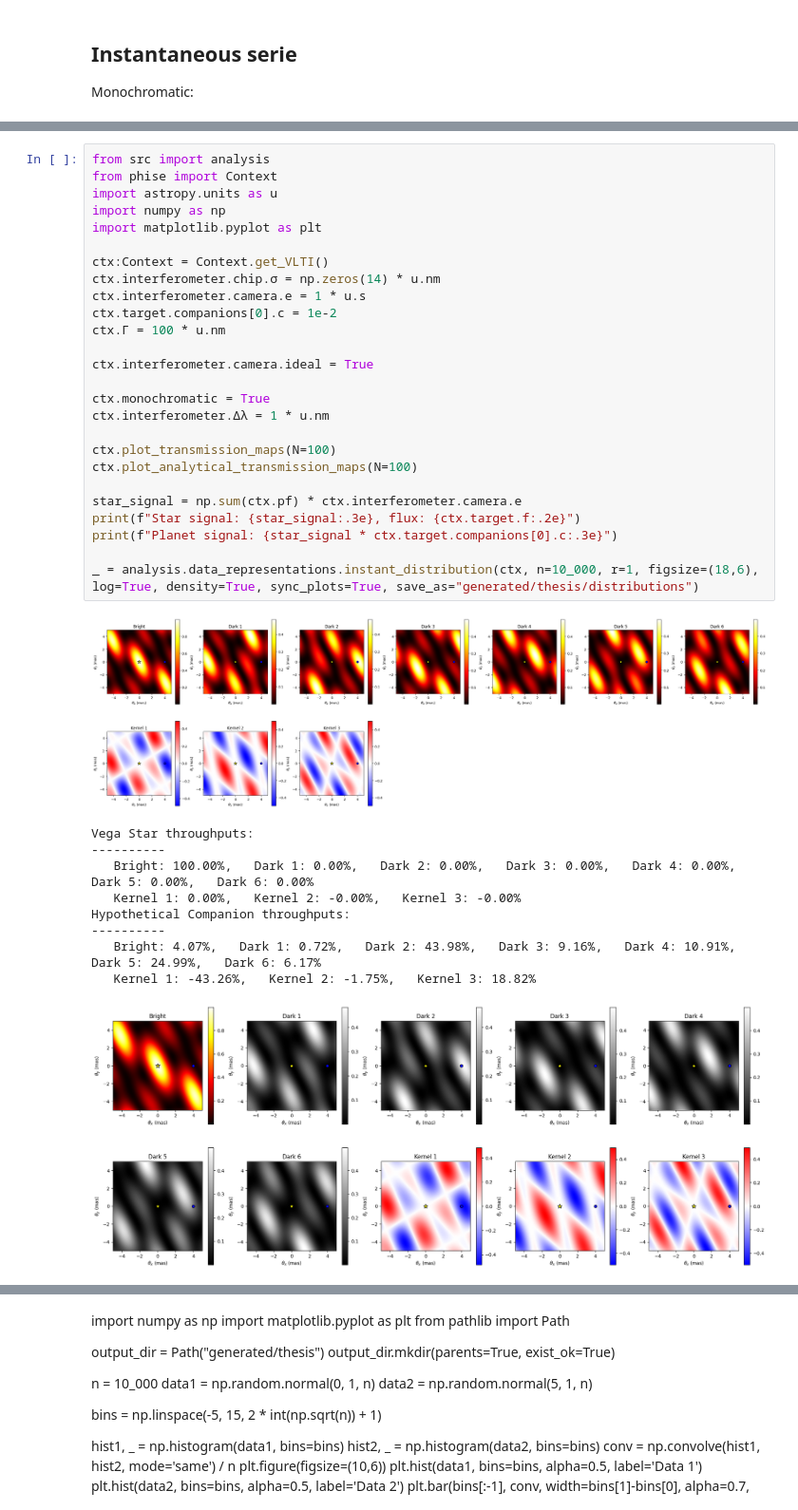
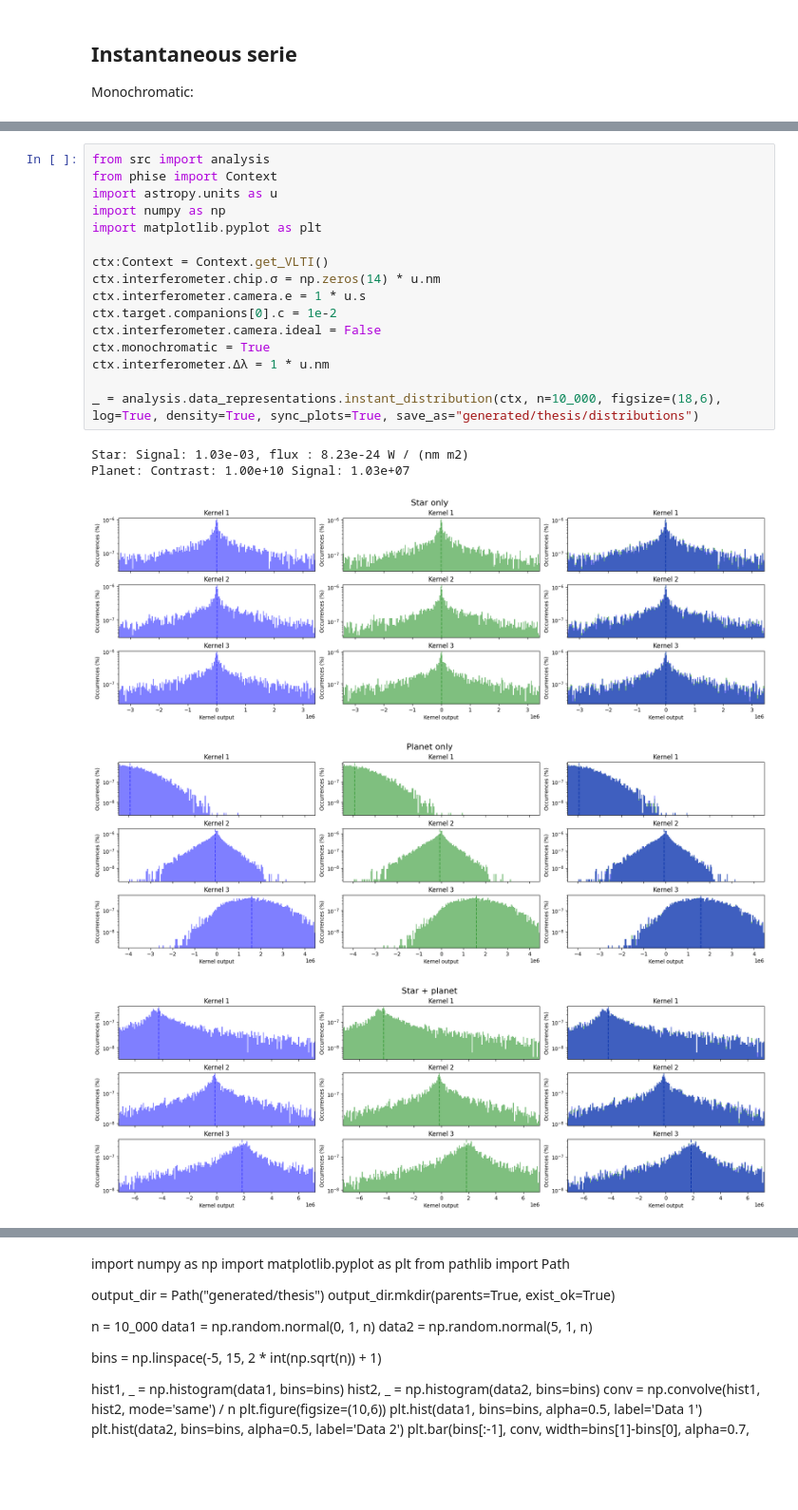
Before and after one commit to VForiel/Thesis, a Jupyter notebook: Thesis.ipynb, the cells around one changed output, grey strips where cells are left out. Shown at 95% size. Cells and saved outputs as stored; diff of their text form; blank space fills up the shorter version.

```diff
--- a/Thesis.ipynb
+++ b/Thesis.ipynb
@@ -580,37 +598,22 @@ Monochromatic:
 # %%
 from src import analysis
 from phise import Context
 import astropy.units as u
 import numpy as np
 import matplotlib.pyplot as plt
 
 ctx:Context = Context.get_VLTI()
 ctx.interferometer.chip.σ = np.zeros(14) * u.nm
 ctx.interferometer.camera.e = 1 * u.s
 ctx.target.companions[0].c = 1e-2
-ctx.Γ = 100 * u.nm
-
-ctx.interferometer.camera.ideal = True
-
+ctx.interferometer.camera.ideal = False
 ctx.monochromatic = True
 ctx.interferometer.Δλ = 1 * u.nm
 
-ctx.plot_transmission_maps(N=100)
-ctx.plot_analytical_transmission_maps(N=100)
-
-star_signal = np.sum(ctx.pf) * ctx.interferometer.camera.e
-print(f"Star signal: {star_signal:.3e}, flux: {ctx.target.f:.2e}")
-print(f"Planet signal: {star_signal * ctx.target.companions[0].c:.3e}")
-
-_ = analysis.data_representations.instant_distribution(ctx, n=10_000, r=1, figsize=(18,6), log=True, density=True, sync_plots=True, save_as="generated/thesis/distributions")
+_ = analysis.data_representations.instant_distribution(ctx, n=10_000, figsize=(18,6), log=True, density=True, sync_plots=True, save_as="generated/thesis/distributions")
 # %% [output]
+Star: Signal: 1.03e-03, flux : 8.23e-24 W / (nm m2)
+Planet: Contrast: 1.00e+10 Signal: 1.03e+07
-[figure, old version]
+[figure, new version]
-Vega Star throughputs:
-----------
-   Bright: 100.00%,   Dark 1: 0.00%,   Dark 2: 0.00%,   Dark 3: 0.00%,   Dark 4: 0.00%,   Dark 5: 0.00%,   Dark 6: 0.00%
-   Kernel 1: 0.00%,   Kernel 2: -0.00%,   Kernel 3: -0.00%
-Hypothetical Companion throughputs:
-----------
-   Bright: 4.07%,   Dark 1: 0.72%,   Dark 2: 43.98%,   Dark 3: 9.16%,   Dark 4: 10.91%,   Dark 5: 24.99%,   Dark 6: 6.17%
-   Kernel 1: -43.26%,   Kernel 2: -1.75%,   Kernel 3: 18.82%
-[figure, old version]
+[figure, new version]
+[figure, new version]
```
Also changed, not shown: parts of 9 cells of this notebook, 7 other files.
